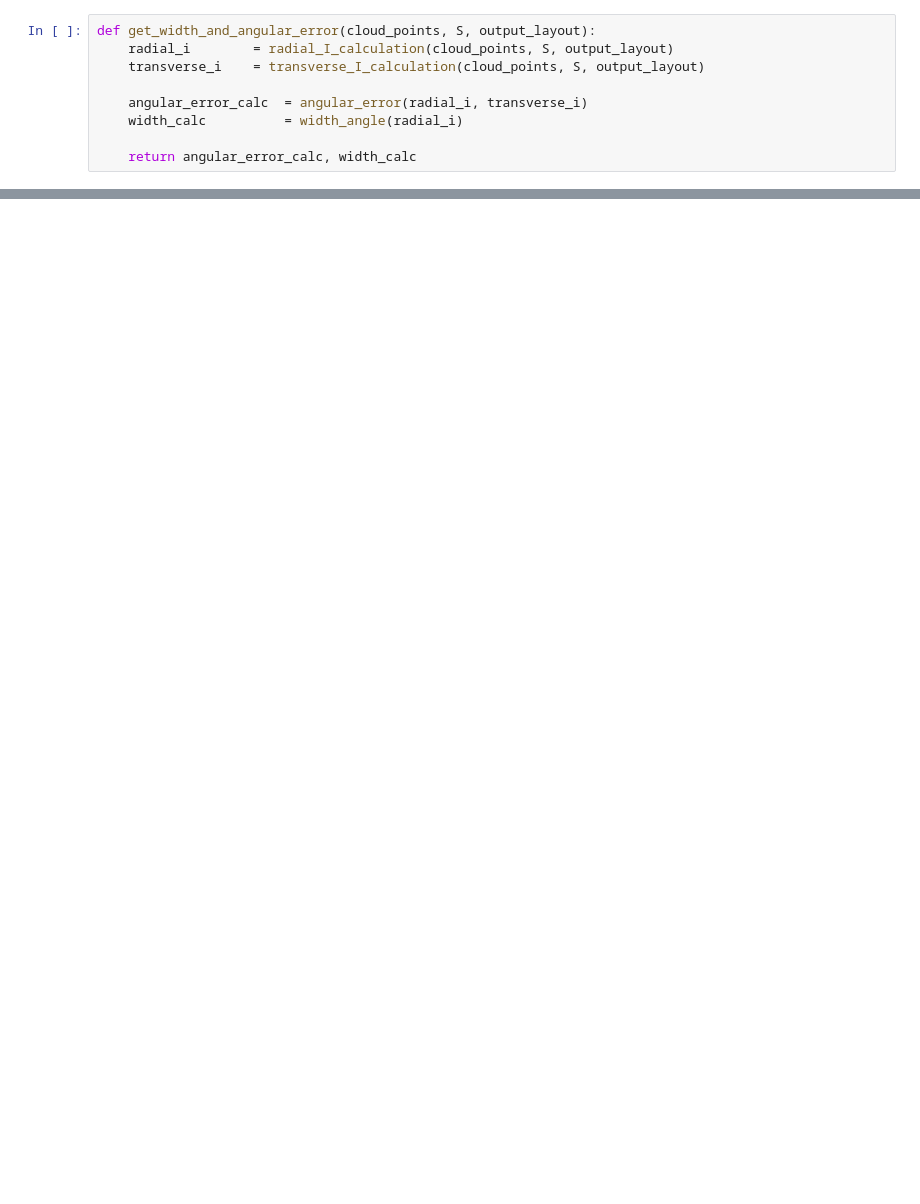
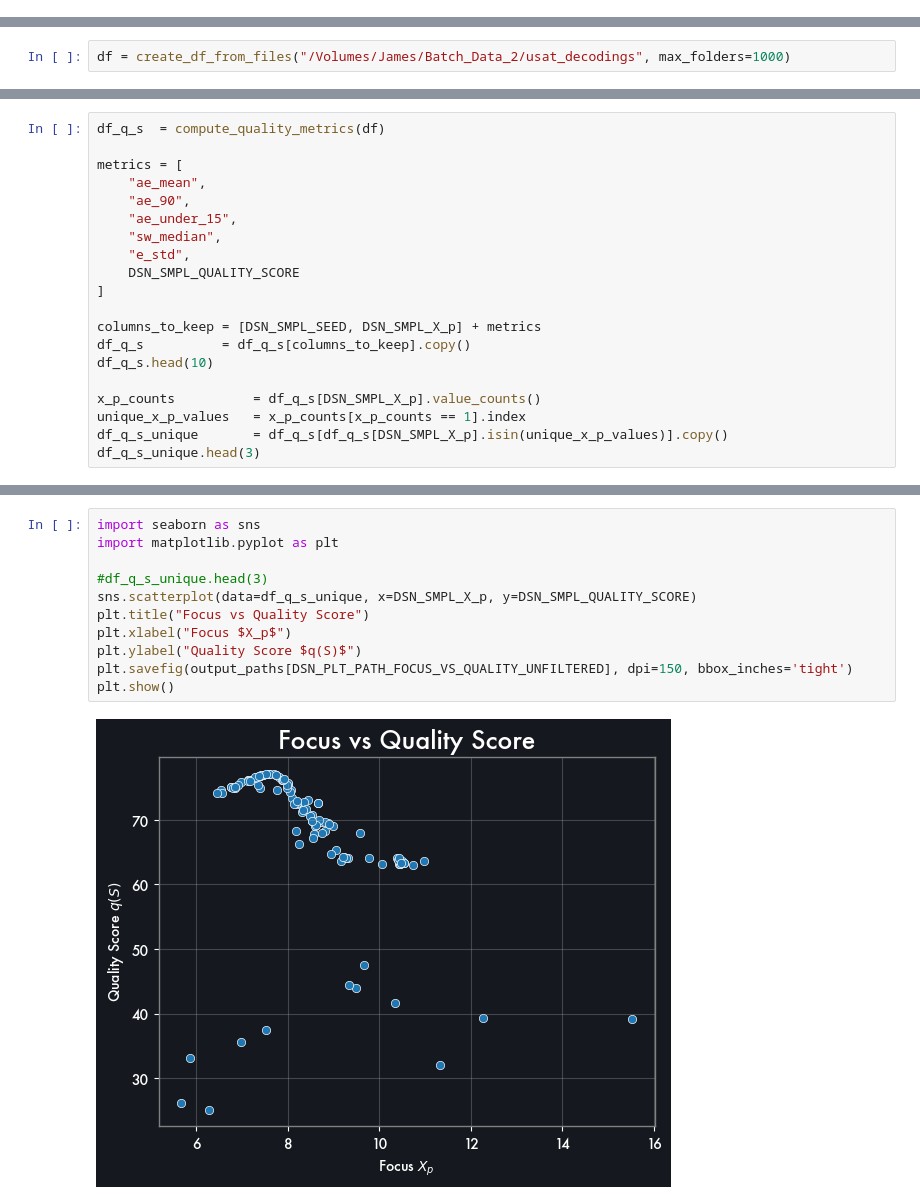
Before and after one commit to JamesBedson/USAT-Designer, a Jupyter notebook: .Scripts/usat_designer/notebooks/parameter_analysis.ipynb, the cells around one changed output, grey strips where cells are left out. Drawn from its saved outputs; the diff is of its cells as text; blank space fills up the shorter version.

```diff
--- a/.Scripts/usat_designer/notebooks/parameter_analysis.ipynb
+++ b/.Scripts/usat_designer/notebooks/parameter_analysis.ipynb
@@ -20,9 +0,0 @@ import warnings
-# %%
-def get_width_and_angular_error(cloud_points, S, output_layout):
-    radial_i        = radial_I_calculation(cloud_points, S, output_layout)
-    transverse_i    = transverse_I_calculation(cloud_points, S, output_layout)
-
-    angular_error_calc  = angular_error(radial_i, transverse_i)
-    width_calc          = width_angle(radial_i)
-
-    return angular_error_calc, width_calc
@@ -314,0 +32,2 @@ No artists with labels found to put in legend.  Note that artists whose label st
+# %%
+df = create_df_from_files("/Volumes/James/Batch_Data_2/usat_decodings", max_folders=1000)
@@ -314,0 +121,20 @@ No artists with labels found to put in legend.  Note that artists whose label st
+# %%
+df_q_s  = compute_quality_metrics(df)
+
+metrics = [
+    "ae_mean",
+    "ae_90",
+    "ae_under_15",
+    "sw_median",
+    "e_std",
+    DSN_SMPL_QUALITY_SCORE
+]
+
+columns_to_keep = [DSN_SMPL_SEED, DSN_SMPL_X_p] + metrics
+df_q_s          = df_q_s[columns_to_keep].copy()
+df_q_s.head(10)
+
+x_p_counts          = df_q_s[DSN_SMPL_X_p].value_counts()
+unique_x_p_values   = x_p_counts[x_p_counts == 1].index
+df_q_s_unique       = df_q_s[df_q_s[DSN_SMPL_X_p].isin(unique_x_p_values)].copy()
+df_q_s_unique.head(3)
@@ -314,0 +170,13 @@ No artists with labels found to put in legend.  Note that artists whose label st
+# %%
+import seaborn as sns
+import matplotlib.pyplot as plt
+
+#df_q_s_unique.head(3)
+sns.scatterplot(data=df_q_s_unique, x=DSN_SMPL_X_p, y=DSN_SMPL_QUALITY_SCORE)
+plt.title("Focus vs Quality Score")
+plt.xlabel("Focus $X_p$")
+plt.ylabel("Quality Score $q(S)$")
+plt.savefig(output_paths[DSN_PLT_PATH_FOCUS_VS_QUALITY_UNFILTERED], dpi=150, bbox_inches='tight')
+plt.show()
+# %% [output]
+[figure, added]
```
Also changed, not shown: parts of 33 cells of this notebook, 17 other files.
